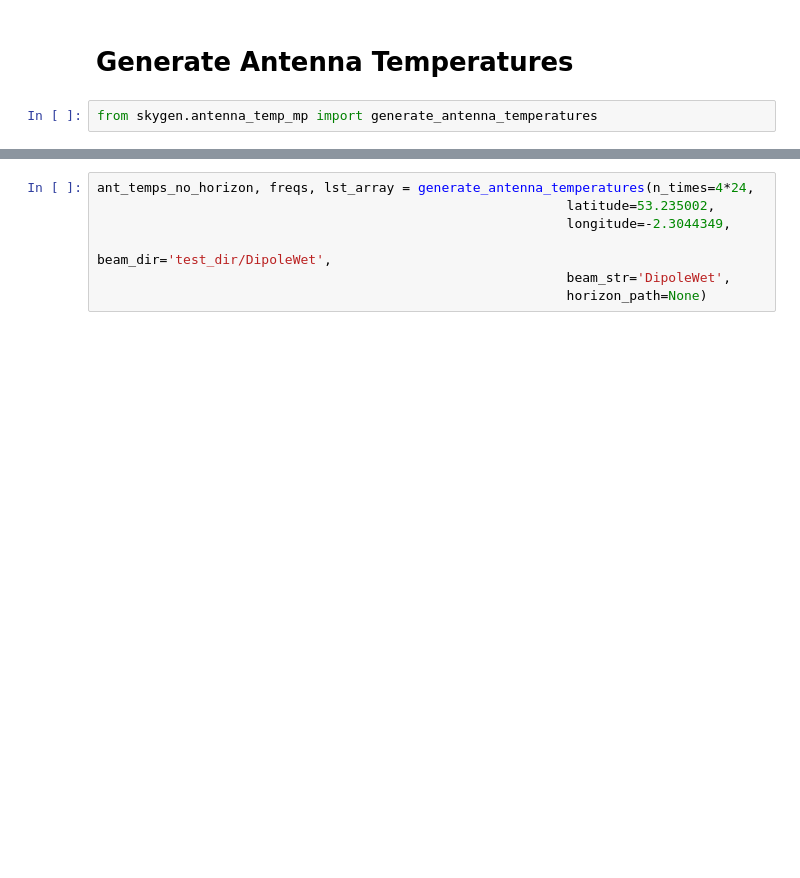
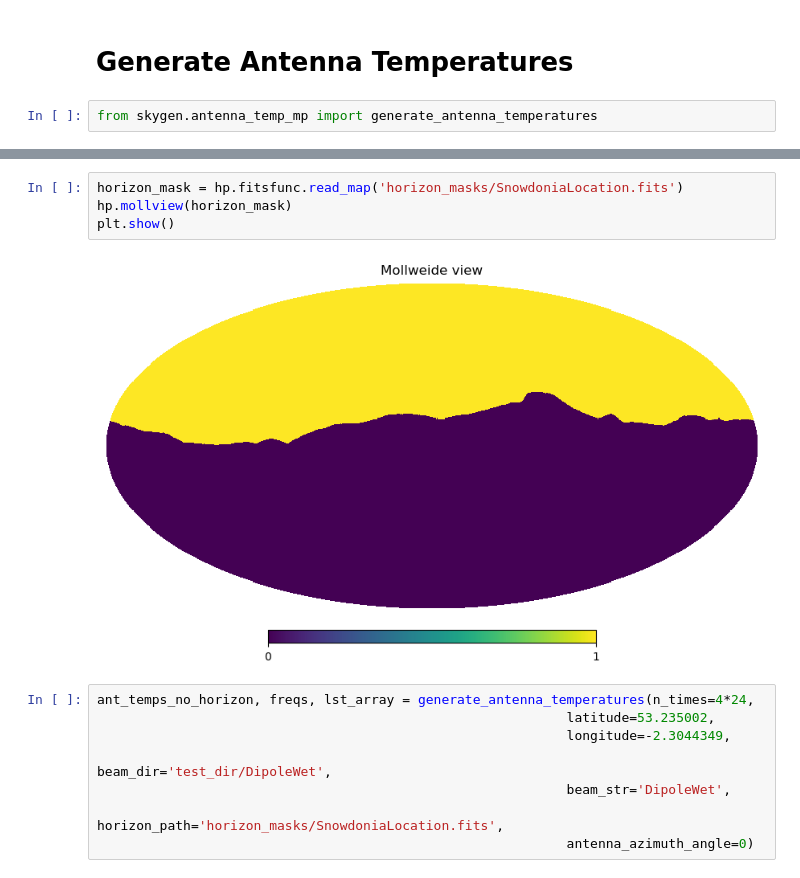
Before and after one commit to RHINO-Experiment/rhino-beams, a Jupyter notebook: beam_upscale_example.ipynb, the cells around one changed output, grey strips where cells are left out. Saved outputs shown, nothing was run; the diff lists cells and outputs as text; blank space fills up the shorter version.

```diff
--- a/beam_upscale_example.ipynb
+++ b/beam_upscale_example.ipynb
@@ -36,7 +57,14 @@ from skygen.antenna_temp_mp import generate_antenna_temperatures
+# %%
+horizon_mask = hp.fitsfunc.read_map('horizon_masks/SnowdoniaLocation.fits')
+hp.mollview(horizon_mask)
+plt.show()
+# %% [output]
+[figure, added]
 # %%
 ant_temps_no_horizon, freqs, lst_array = generate_antenna_temperatures(n_times=4*24,
                                                             latitude=53.235002,
                                                             longitude=-2.3044349,
                                                             beam_dir='test_dir/DipoleWet',
                                                             beam_str='DipoleWet',
-                                                            horizon_path=None)
+                                                            horizon_path='horizon_masks/SnowdoniaLocation.fits',
+                                                            antenna_azimuth_angle=0)
```
Also changed, not shown: parts of 3 cells of this notebook.
